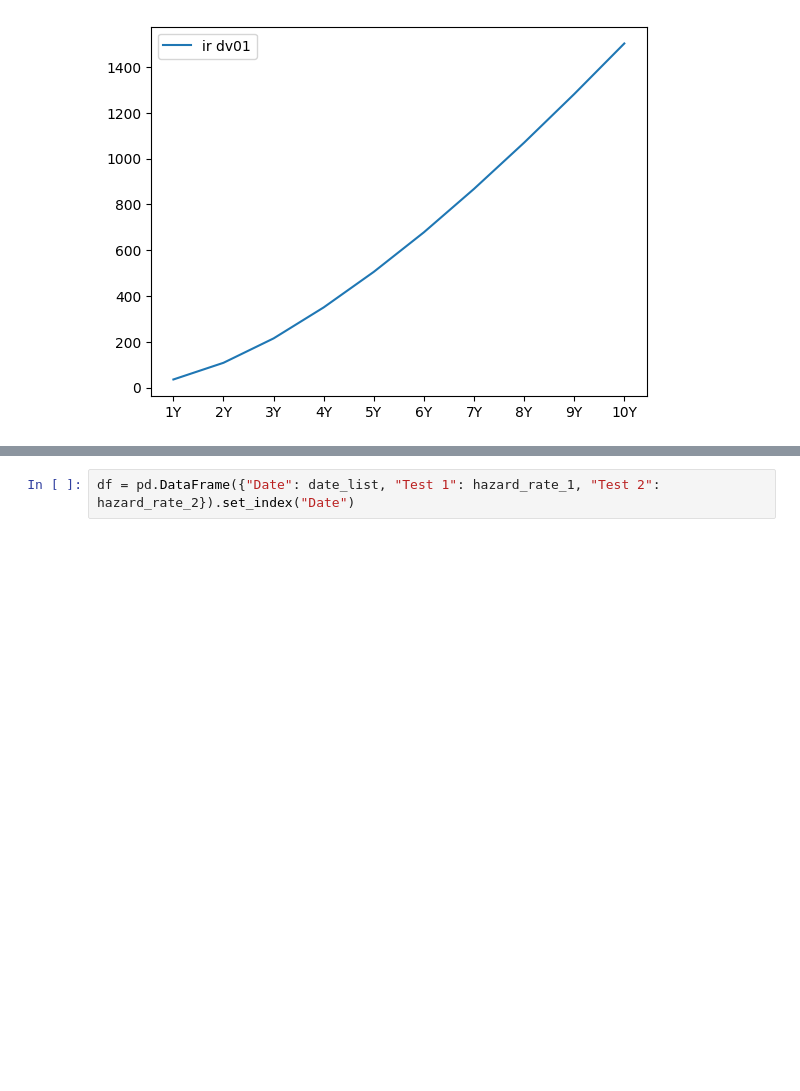
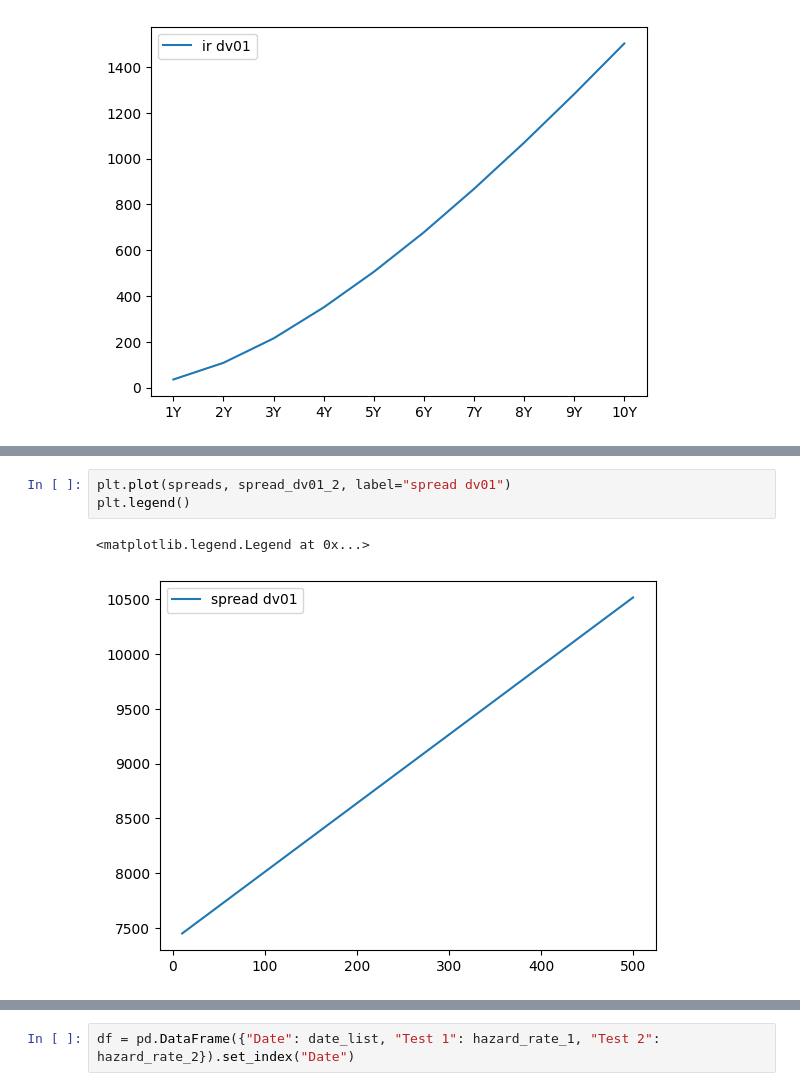
Before and after one commit to Mxyzptlk-Z/NEMESIS, a Jupyter notebook: analysis/CDS sensitivity analysis.ipynb, the cells around one changed output, grey strips where cells are left out. Drawn from its saved outputs; the diff is of its cells as text; blank space fills up the shorter version.

```diff
--- a/unit_test/CDS sensitivity analysis.ipynb
+++ b/analysis/CDS sensitivity analysis.ipynb
@@ -393,0 +447,6 @@ plt.legend()
+# %%
+plt.plot(spreads, spread_dv01_2, label="spread dv01")
+plt.legend()
+# %% [output]
+<matplotlib.legend.Legend at 0x...>
+[figure, added]
```
Also changed, not shown: parts of 4 cells of this notebook, 4 other files.
